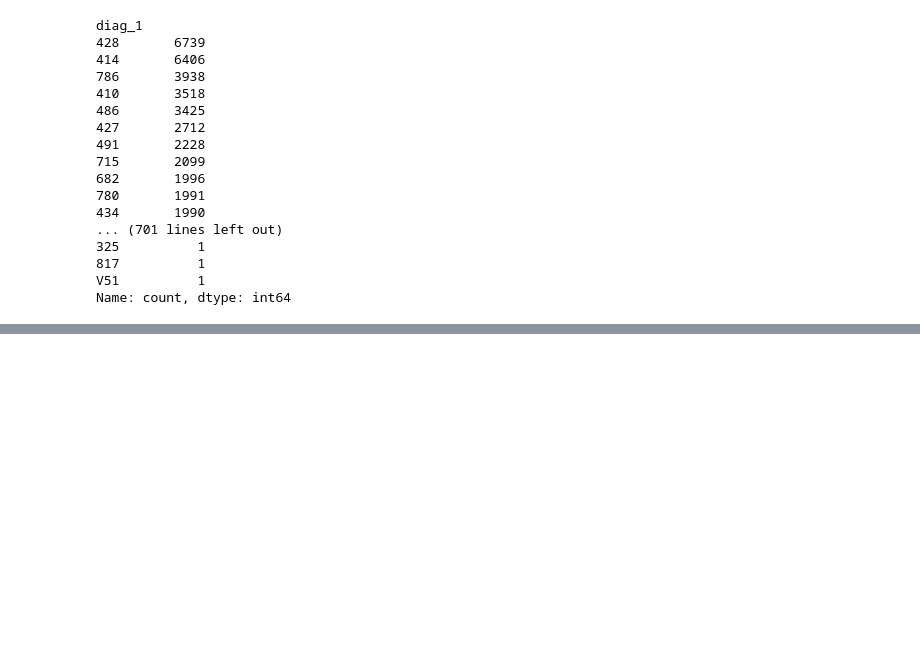
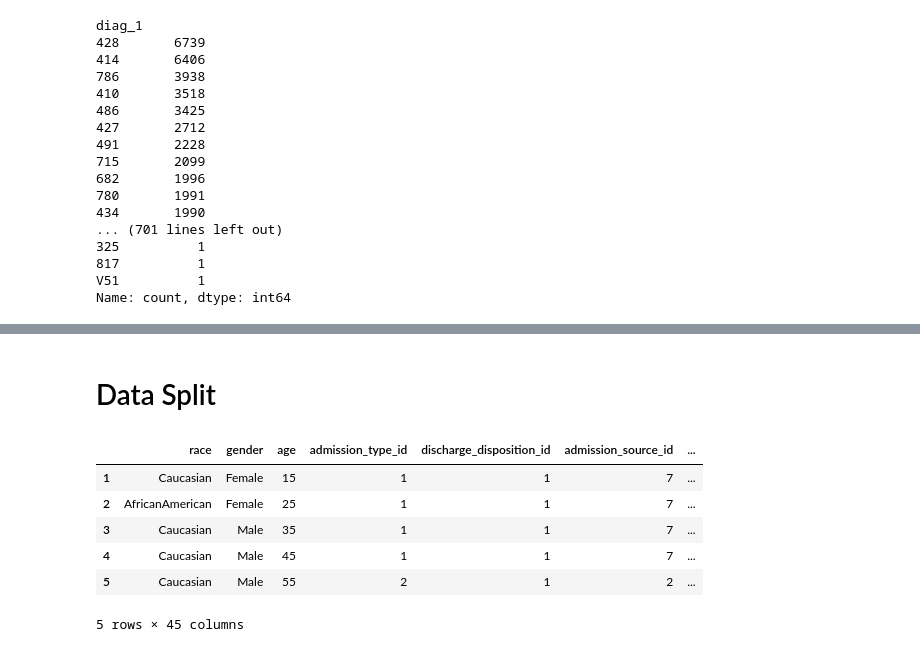
Before and after one commit to slavdefense/ml-diabetic-readmission-30dmittance, a Jupyter notebook: diabetes_readmittance_prediction.ipynb, the cells around one changed output, grey strips where cells are left out. Drawn from its saved outputs; the diff is of its cells as text; code cells hidden in the pictures; blank space fills up the shorter version.

Commit message:
train test split

```diff
--- a/diabetes_readmittance_prediction.ipynb
+++ b/diabetes_readmittance_prediction.ipynb
@@ -1249,0 +1237,12 @@ The Cramers Value for glimepiride is 0.009584120529137994
+# %% [markdown]
+# Data Split
+# %%
+diabetes_data.head()
+# %% [output]
+|  | race | gender | age | admission_type_id | discharge_disposition_id | admission_source_id | ... |
+| 1 | Caucasian | Female | 15 | 1 | 1 | 7 | ... |
+| 2 | AfricanAmerican | Female | 25 | 1 | 1 | 7 | ... |
+| 3 | Caucasian | Male | 35 | 1 | 1 | 7 | ... |
+| 4 | Caucasian | Male | 45 | 1 | 1 | 7 | ... |
+| 5 | Caucasian | Male | 55 | 2 | 1 | 2 | ... |
+5 rows × 45 columns
```
Also changed, not shown: parts of 97 cells of this notebook.
